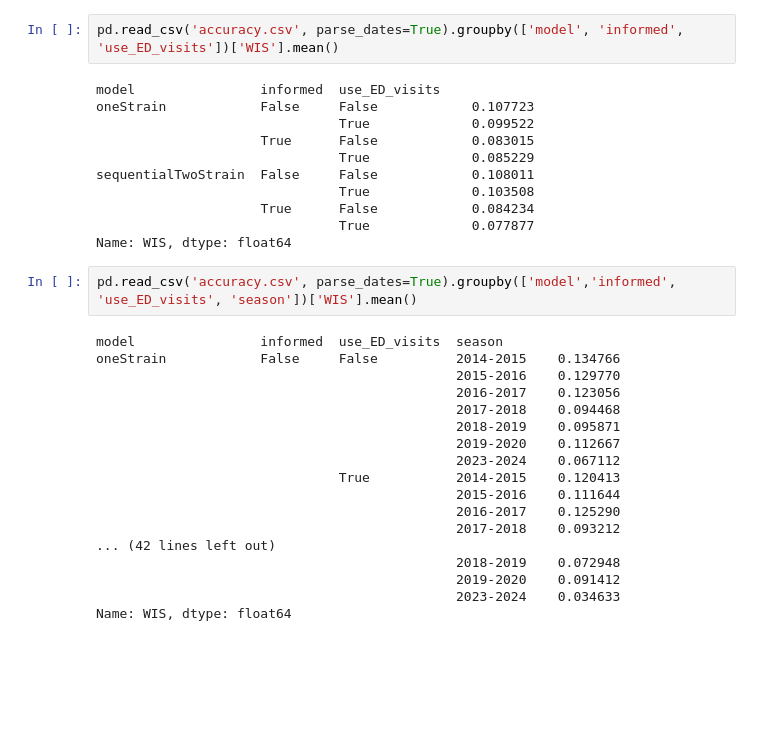
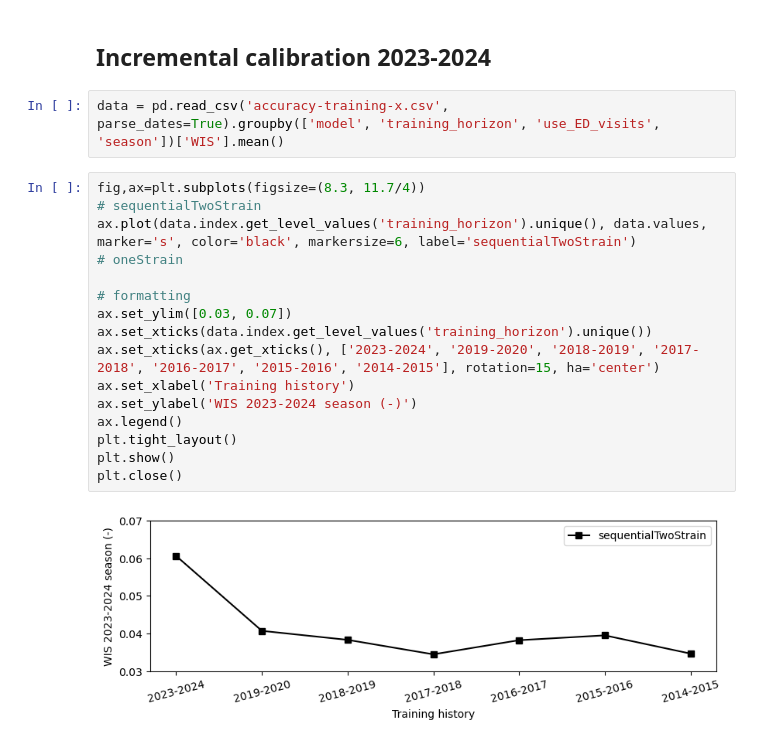
Before and after one commit to twallema/influenza-USA, a Jupyter notebook: scripts/NC_forecasts/manuscript/visualise_accuracy.ipynb, the cells around one changed output. Saved outputs shown, nothing was run; the diff lists cells and outputs as text; blank space fills up the shorter version.

```diff
--- a/scripts/NC_forecasts/manuscript/visualise_accuracy.ipynb
+++ b/scripts/NC_forecasts/manuscript/visualise_accuracy.ipynb
@@ -3,33 +55,22 @@ import pandas as pd
+# %% [markdown]
+## Incremental calibration 2023-2024
 # %%
-pd.read_csv('accuracy.csv', parse_dates=True).groupby(['model', 'informed', 'use_ED_visits'])['WIS'].mean()
+data = pd.read_csv('accuracy-training-x.csv', parse_dates=True).groupby(['model', 'training_horizon', 'use_ED_visits', 'season'])['WIS'].mean()
-# %% [output]
-model                informed  use_ED_visits
-oneStrain            False     False            0.107723
-                               True             0.099522
-                     True      False            0.083015
-                               True             0.085229
-sequentialTwoStrain  False     False            0.108011
-                               True             0.103508
-                     True      False            0.084234
-                               True             0.077877
-Name: WIS, dtype: float64
-# %%
-pd.read_csv('accuracy.csv', parse_dates=True).groupby(['model','informed', 'use_ED_visits', 'season'])['WIS'].mean()
-# %% [output]
-model                informed  use_ED_visits  season
-oneStrain            False     False          2014-2015    0.134766
-                                              2015-2016    0.129770
-                                              2016-2017    0.123056
-                                              2017-2018    0.094468
-                                              2018-2019    0.095871
-                                              2019-2020    0.112667
-                                              2023-2024    0.067112
-                               True           2014-2015    0.120413
-                                              2015-2016    0.111644
-                                              2016-2017    0.125290
-                                              2017-2018    0.093212
-... (42 lines left out)
-                                              2018-2019    0.072948
-                                              2019-2020    0.091412
-                                              2023-2024    0.034633
-Name: WIS, dtype: float64
+# %%
+fig,ax=plt.subplots(figsize=(8.3, 11.7/4))
+# sequentialTwoStrain
+ax.plot(data.index.get_level_values('training_horizon').unique(), data.values, marker='s', color='black', markersize=6, label='sequentialTwoStrain')
+# oneStrain
+
+# formatting
+ax.set_ylim([0.03, 0.07])
+ax.set_xticks(data.index.get_level_values('training_horizon').unique())
+ax.set_xticks(ax.get_xticks(), ['2023-2024', '2019-2020', '2018-2019', '2017-2018', '2016-2017', '2015-2016', '2014-2015'], rotation=15, ha='center')
+ax.set_xlabel('Training history')
+ax.set_ylabel('WIS 2023-2024 season (-)')
+ax.legend()
+plt.tight_layout()
+plt.show()
+plt.close()
+# %% [output]
+[figure, added]
```
Also changed, not shown: parts of 4 cells of this notebook, 3 other files.
